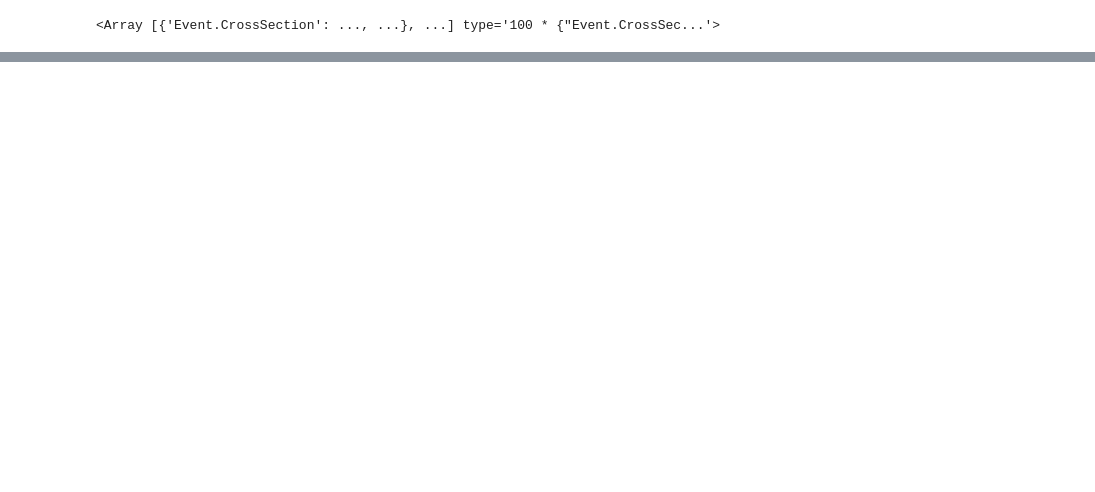
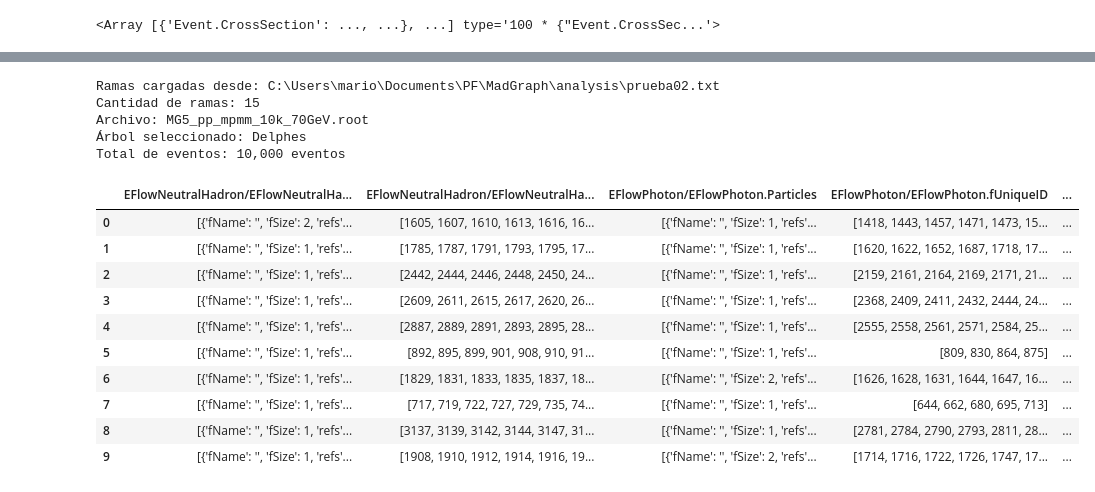
Before and after one commit to MASilva139/ECFM-PF, a Jupyter notebook: MadGraph/pp_mpmm.ipynb, the cells around one changed output, grey strips where cells are left out. Cells and saved outputs as stored; diff of their text form; code cells hidden in the pictures; blank space fills up the shorter version.

```diff
--- a/MadGraph/pp_mpmm.ipynb
+++ b/MadGraph/pp_mpmm.ipynb
@@ -136,0 +152,22 @@ Memoria total: 3.60 MB
+# %%
+io.load_dataframe(
+    branches=io.txt_data("prueba02"),
+    dataset='mpmm_10k_70',
+).head(10)
+# %% [output]
+Ramas cargadas desde: C:\Users\mario\Documents\PF\MadGraph\analysis\prueba02.txt
+Cantidad de ramas: 15
+Archivo: MG5_pp_mpmm_10k_70GeV.root
+Árbol seleccionado: Delphes
+Total de eventos: 10,000 eventos
+|  | EFlowNeutralHadron/EFlowNeutralHa... | EFlowNeutralHadron/EFlowNeutralHa... | EFlowPhoton/EFlowPhoton.Particles | EFlowPhoton/EFlowPhoton.fUniqueID | ... |
+| 0 | [{'fName': '', 'fSize': 2, 'refs'... | [1605, 1607, 1610, 1613, 1616, 16... | [{'fName': '', 'fSize': 1, 'refs'... | [1418, 1443, 1457, 1471, 1473, 15... | ... |
+| 1 | [{'fName': '', 'fSize': 1, 'refs'... | [1785, 1787, 1791, 1793, 1795, 17... | [{'fName': '', 'fSize': 1, 'refs'... | [1620, 1622, 1652, 1687, 1718, 17... | ... |
+| 2 | [{'fName': '', 'fSize': 1, 'refs'... | [2442, 2444, 2446, 2448, 2450, 24... | [{'fName': '', 'fSize': 1, 'refs'... | [2159, 2161, 2164, 2169, 2171, 21... | ... |
+| 3 | [{'fName': '', 'fSize': 1, 'refs'... | [2609, 2611, 2615, 2617, 2620, 26... | [{'fName': '', 'fSize': 1, 'refs'... | [2368, 2409, 2411, 2432, 2444, 24... | ... |
+| 4 | [{'fName': '', 'fSize': 1, 'refs'... | [2887, 2889, 2891, 2893, 2895, 28... | [{'fName': '', 'fSize': 1, 'refs'... | [2555, 2558, 2561, 2571, 2584, 25... | ... |
+| 5 | [{'fName': '', 'fSize': 1, 'refs'... | [892, 895, 899, 901, 908, 910, 91... | [{'fName': '', 'fSize': 1, 'refs'... | [809, 830, 864, 875] | ... |
+| 6 | [{'fName': '', 'fSize': 1, 'refs'... | [1829, 1831, 1833, 1835, 1837, 18... | [{'fName': '', 'fSize': 2, 'refs'... | [1626, 1628, 1631, 1644, 1647, 16... | ... |
+| 7 | [{'fName': '', 'fSize': 1, 'refs'... | [717, 719, 722, 727, 729, 735, 74... | [{'fName': '', 'fSize': 1, 'refs'... | [644, 662, 680, 695, 713] | ... |
+| 8 | [{'fName': '', 'fSize': 1, 'refs'... | [3137, 3139, 3142, 3144, 3147, 31... | [{'fName': '', 'fSize': 1, 'refs'... | [2781, 2784, 2790, 2793, 2811, 28... | ... |
+| 9 | [{'fName': '', 'fSize': 1, 'refs'... | [1908, 1910, 1912, 1914, 1916, 19... | [{'fName': '', 'fSize': 2, 'refs'... | [1714, 1716, 1722, 1726, 1747, 17... | ... |
```
Also changed, not shown: parts of 14 cells of this notebook, 3 other files.
